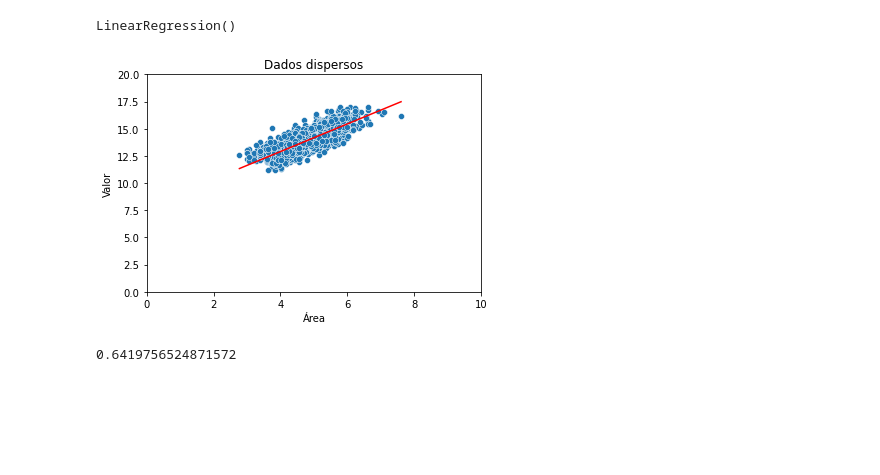
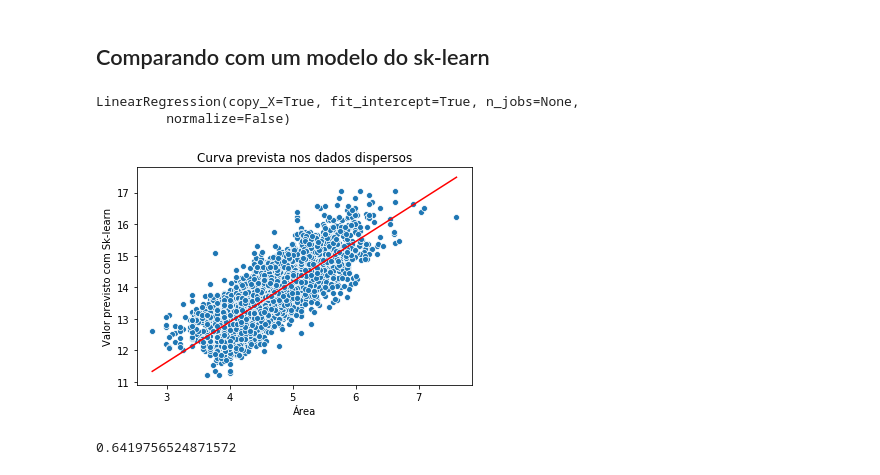
Before and after one commit to BrunoASNascimento/ml_study, a Jupyter notebook: linear regression/full_linear_regression.ipynb, the cells around one changed output. Saved outputs shown, nothing was run; the diff lists cells and outputs as text; code cells hidden in the pictures; blank space fills up the shorter version.

```diff
--- a/linear regression/full_linear_regression.ipynb
+++ b/linear regression/full_linear_regression.ipynb
@@ -26,0 +29,2 @@ df.head()
+# %%
+dados = pd.read_csv('Dados/dados_regressao_simples.csv')
@@ -27,3 +40,6 @@ df.head()
+# %%
+valor = np.log(dados['Valor'])
+area = np.log(dados['Area'])
 # %%
 import matplotlib.pyplot as plt
 import seaborn as sns
@@ -169,22 +271,23 @@ plt.show()
+# %% [markdown]
+## Comparando com um modelo do sk-learn
 # %%
 from sklearn.linear_model import LinearRegression
 lr = LinearRegression()
 # %%
-lr.fit(df['Area_log'].values.reshape(len(df),1),df['Valor_log'])
+lr.fit(np.array(area).reshape(len(area),1), valor)
 # %% [output]
-LinearRegression()
+LinearRegression(copy_X=True, fit_intercept=True, n_jobs=None,
+         normalize=False)
 # %%
-ax = sns.scatterplot(x=df['Area_log'],y=df['Valor_log'])
-ax = sns.lineplot(x=df['Area_log'],y=lr.predict(df['Area_log'].values.reshape(len(df),1)),color='red')
+ax = sns.scatterplot(x=area, y=valor)
+ax = sns.lineplot(x=area,y = lr.predict(np.array(area).reshape(len(area),1)), color='red')
 
-ax.set_xlim(0,10)
-ax.set_ylim(0,20)
-ax.set_title('Dados dispersos')
+ax.set_title('Curva prevista nos dados dispersos')
 ax.set_xlabel('Área')
-ax.set_ylabel('Valor')
+ax.set_ylabel('Valor previsto com Sk-learn')
 plt.show()
 # %% [output]
-[figure, old version]
+[figure, new version]
 # %%
 from sklearn.metrics import r2_score
 
```
Also changed, not shown: parts of 90 cells of this notebook.
